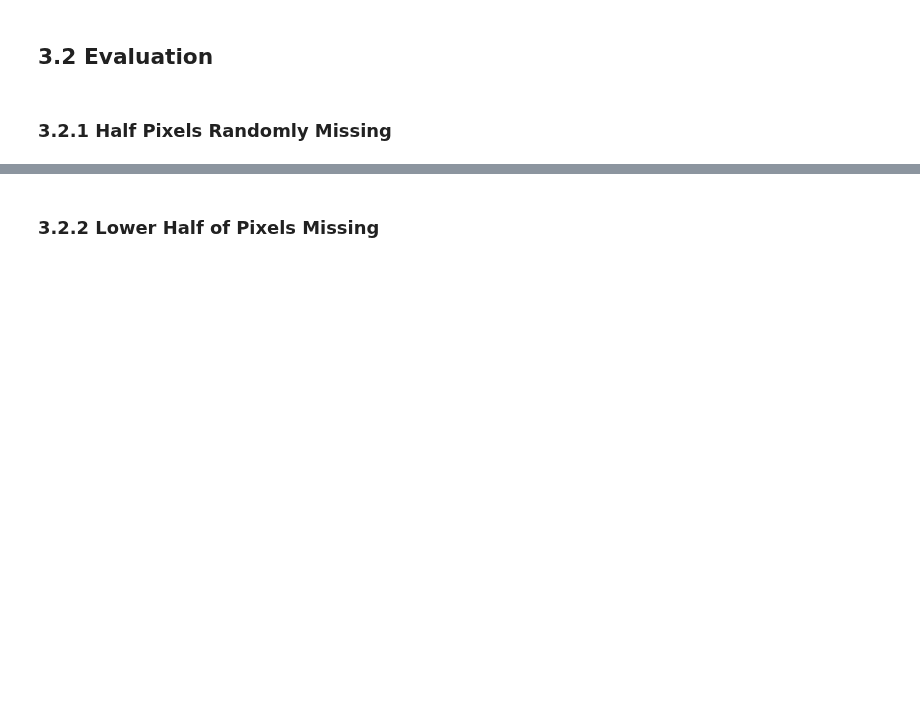
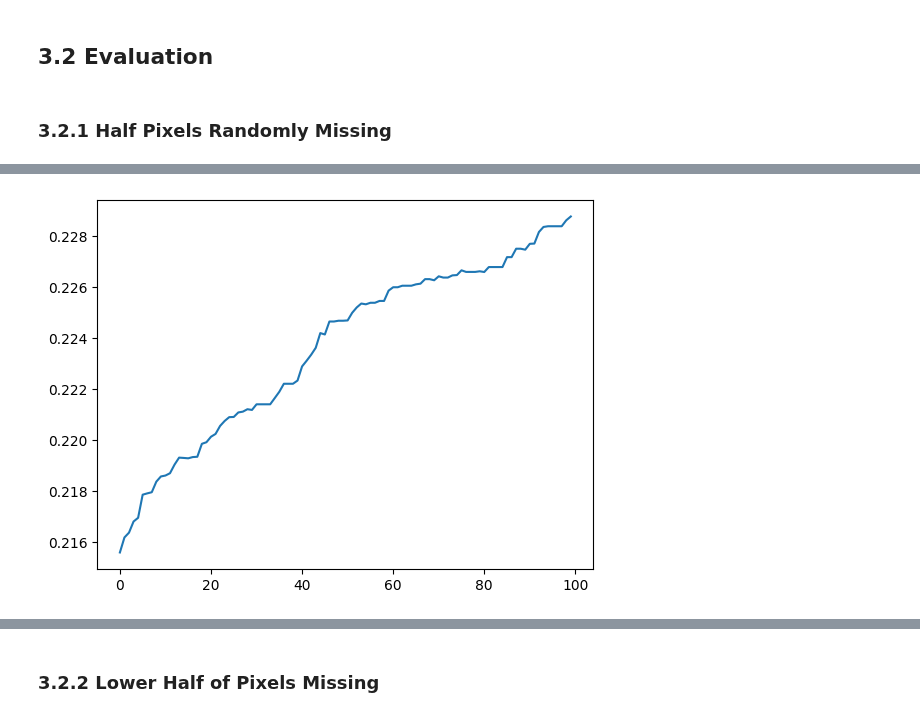
Before and after one commit to jimmyjz1127/bayesian-mixture-model-missing-data, a Jupyter notebook: Week3/MixedBernMCMC.ipynb, the cells around one changed output, grey strips where cells are left out. Saved outputs shown, nothing was run; the diff lists cells and outputs as text; code cells hidden in the pictures; blank space fills up the shorter version.

```diff
--- a/Week3/MixedBernMCMC.ipynb
+++ b/Week3/MixedBernMCMC.ipynb
@@ -379,3 +367,9 @@ plt.show()
+# %%
+scores = [metrics.adjusted_rand_score(Y_mnist_train, z ) for z in zs]
+plt.plot(scores)
+plt.show()
+# %% [output]
+[figure, added]
 # %%
 metrics.adjusted_rand_score(Y_mnist_train, zs[-1])
 # %% [output]
```
Also changed, not shown: parts of 40 cells of this notebook, 2 other files.
